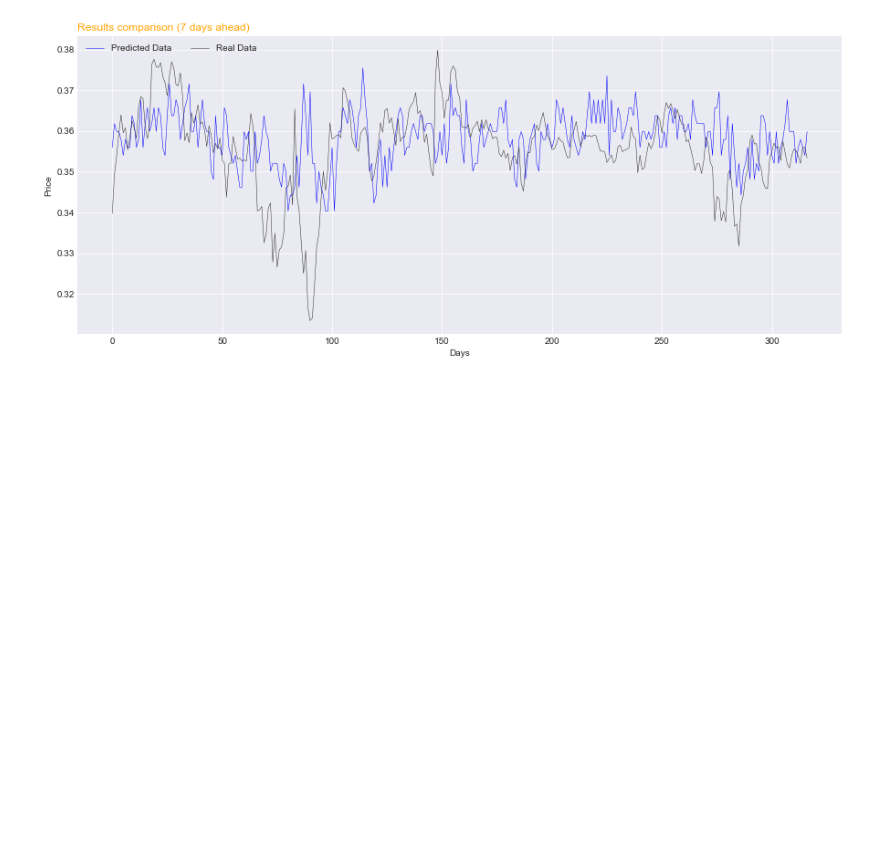
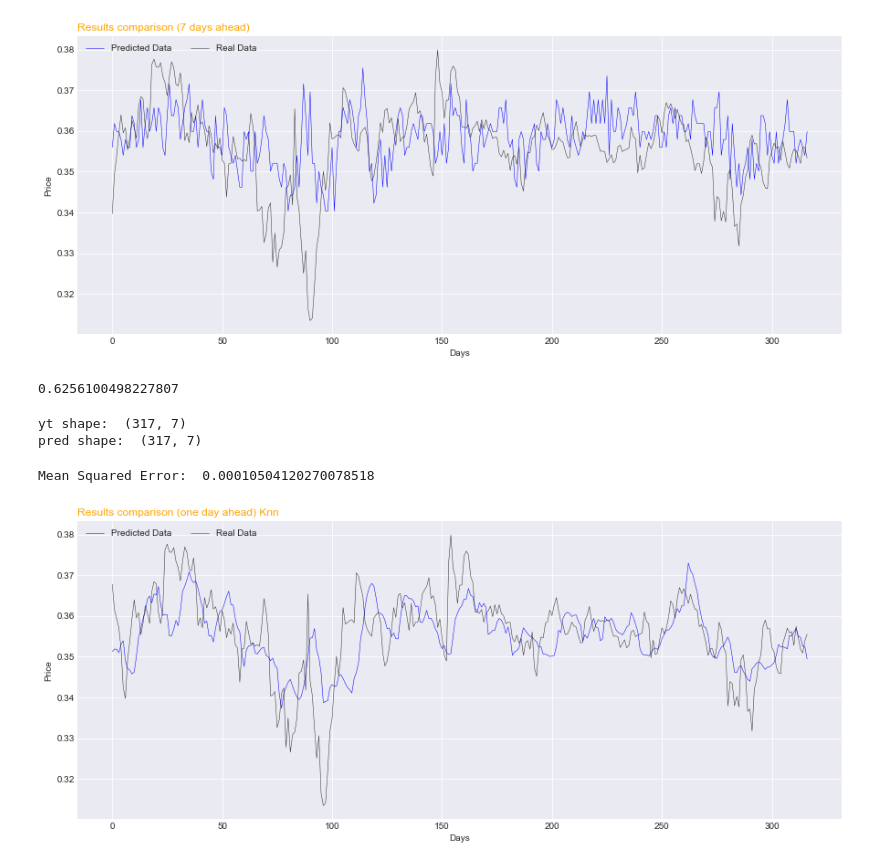
Before and after one commit to saul91isern/sp500, a Jupyter notebook: ny50.ipynb, the cells around one changed output. Saved outputs shown, nothing was run; the diff lists cells and outputs as text; code cells hidden in the pictures; blank space fills up the shorter version.

```diff
--- a/ny50.ipynb
+++ b/ny50.ipynb
@@ -385,3 +385,28 @@ plot_results_against_true_data(pred[:,2], yt[:,2], title="Results comparison (th
 plot_results_against_true_data(pred[:,6], yt[:,6], title="Results comparison (7 days ahead)")
 # %% [output]
 [figure]
+# %%
+X = np.reshape(x_train, (1363, 24 * 9))
+y = y_train
+reg = neighbors.KNeighborsRegressor(n_neighbors=10).fit(X, y)
+print(reg.score(X, y))
+# %% [output]
+0.6256100498227807
+# %%
+Xt = np.reshape(x_test, (317, 24 * 9))
+yt = y_test
+pred = reg.predict(Xt)
+print("yt shape: ", yt.shape)
+print("pred shape: ", pred.shape)
+# %% [output]
+yt shape:  (317, 7)
+pred shape:  (317, 7)
+# %%
+mse = metrics.mean_squared_error(yt, pred)
+print("Mean Squared Error: ", mse)
+# %% [output]
+Mean Squared Error:  0.00010504120270078518
+# %%
+plot_results_against_true_data(pred[:,0], yt[:,0], title="Results comparison (one day ahead) Knn")
+# %% [output]
+[figure, added]
```
Also changed, not shown: parts of 12 cells of this notebook.
